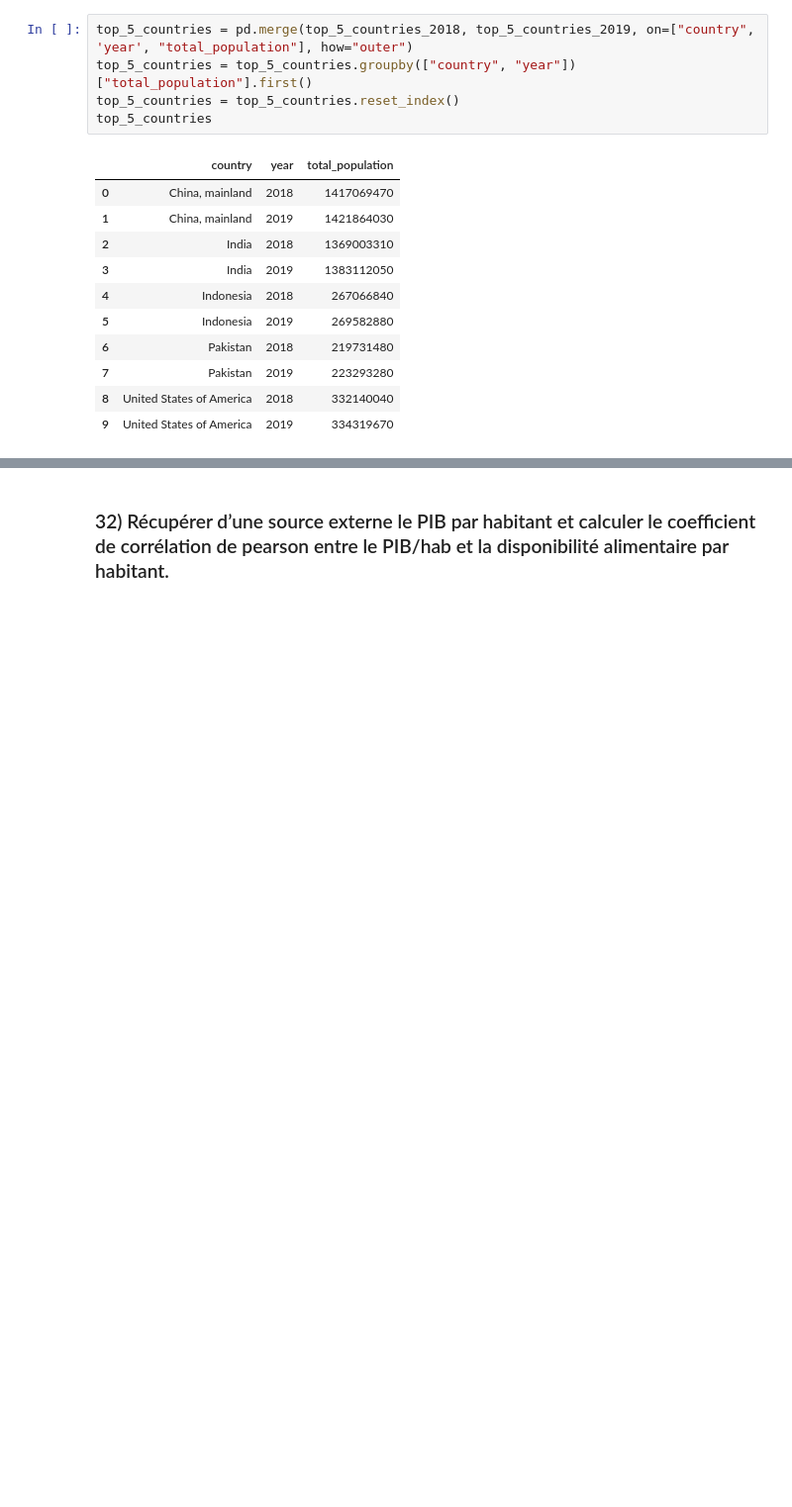
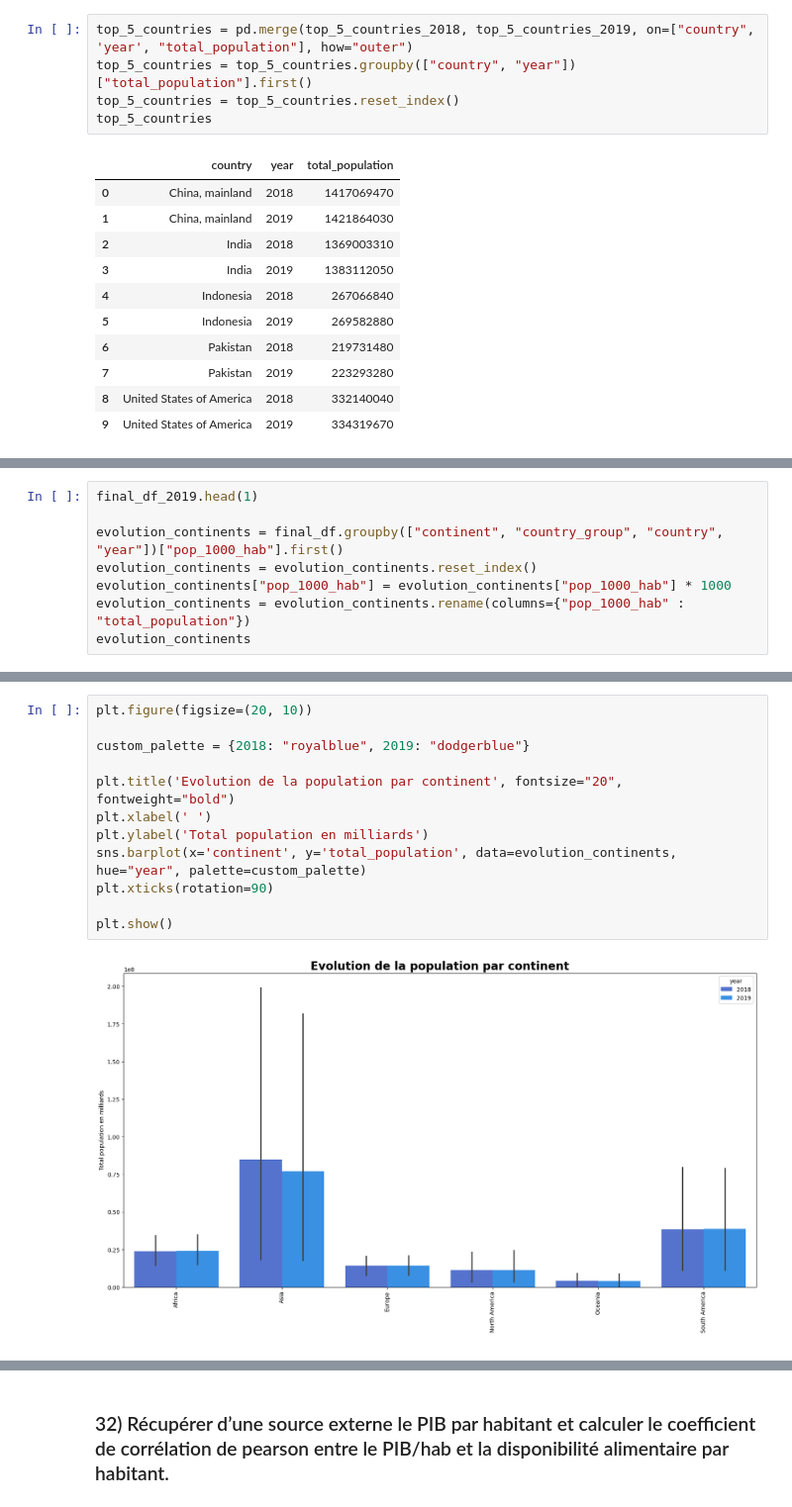
Before and after one commit to t7bo/pandas_fao, a Jupyter notebook: main.ipynb, the cells around one changed output, grey strips where cells are left out. Shown at 99% size. Saved outputs shown, nothing was run; the diff lists cells and outputs as text; blank space fills up the shorter version.

```diff
--- a/main.ipynb
+++ b/main.ipynb
@@ -1118,0 +994,8 @@ plt.show()
+# %%
+final_df_2019.head(1)
+
+evolution_continents = final_df.groupby(["continent", "country_group", "country", "year"])["pop_1000_hab"].first()
+evolution_continents = evolution_continents.reset_index()
+evolution_continents["pop_1000_hab"] = evolution_continents["pop_1000_hab"] * 1000
+evolution_continents = evolution_continents.rename(columns={"pop_1000_hab" : "total_population"})
+evolution_continents
@@ -1118,0 +1016,14 @@ plt.show()
+# %%
+plt.figure(figsize=(20, 10))
+
+custom_palette = {2018: "royalblue", 2019: "dodgerblue"}
+
+plt.title('Evolution de la population par continent', fontsize="20", fontweight="bold")
+plt.xlabel(' ')
+plt.ylabel('Total population en milliards')
+sns.barplot(x='continent', y='total_population', data=evolution_continents, hue="year", palette=custom_palette)
+plt.xticks(rotation=90)
+
+plt.show()
+# %% [output]
+[figure, added]
```
Also changed, not shown: parts of 31 cells of this notebook, 4 other files.
